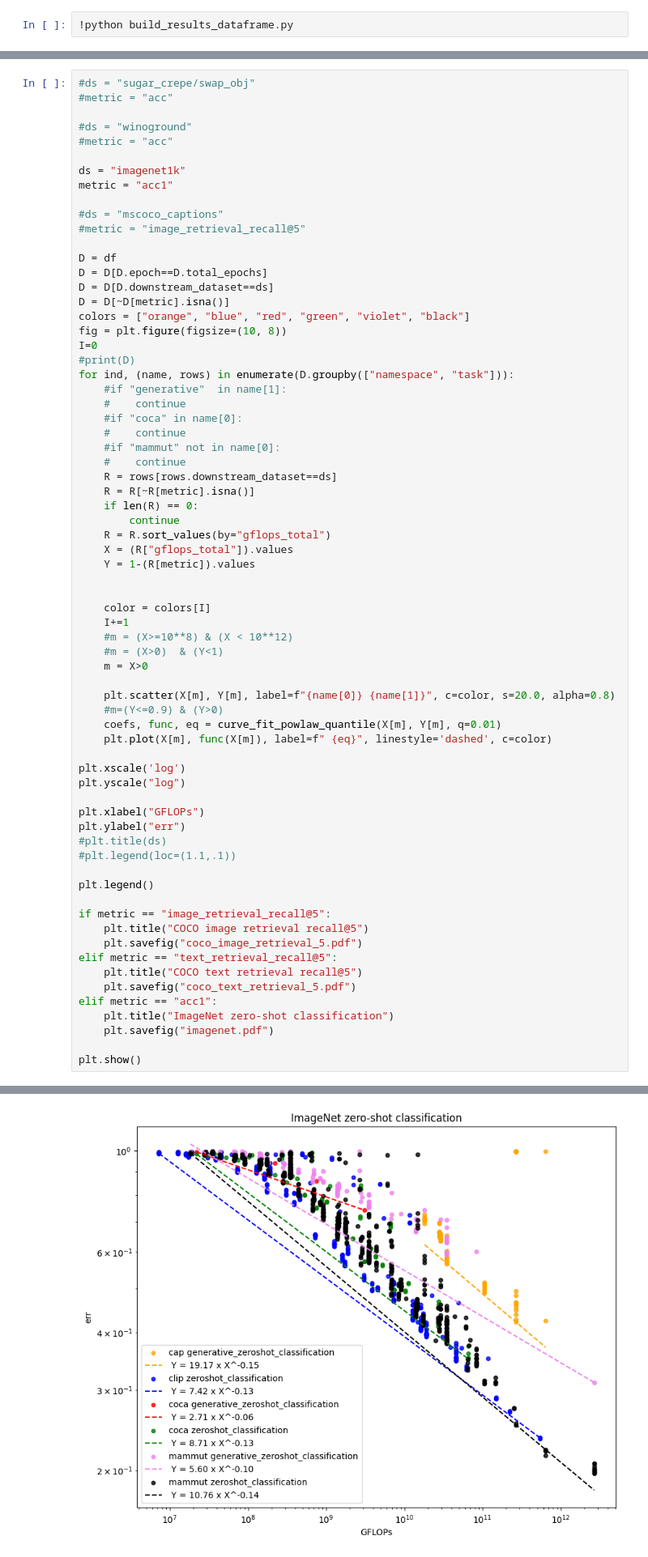
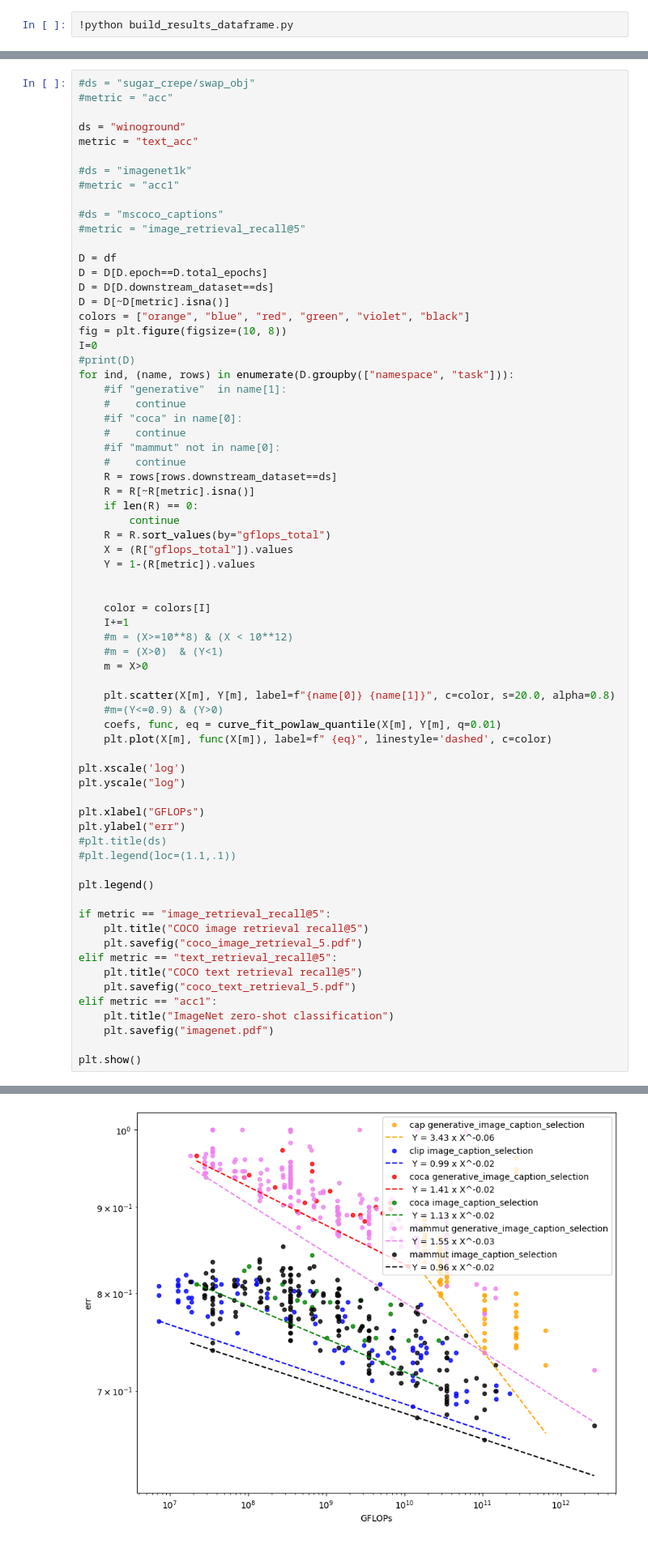
Before and after one commit to SLAMPAI/open_clip_scaling, a Jupyter notebook: results.ipynb, the cells around one changed output, grey strips where cells are left out. Shown: that part at 81% size. Cells and saved outputs as stored; diff of their text form.

```diff
--- a/results.ipynb
+++ b/results.ipynb
@@ -368,11 +368,11 @@ plt.xscale('log',base=10)
 #ds = "sugar_crepe/swap_obj"
 #metric = "acc"
 
-#ds = "winoground"
-#metric = "acc"
+ds = "winoground"
+metric = "text_acc"
 
-ds = "imagenet1k"
-metric = "acc1"
+#ds = "imagenet1k"
+#metric = "acc1"
 
 #ds = "mscoco_captions"
 #metric = "image_retrieval_recall@5"
@@ -413,34 +413,34 @@ for ind, (name, rows) in enumerate(D.groupby(["namespace", "task"])):
     plt.plot(X[m], func(X[m]), label=f" {eq}", linestyle='dashed', c=color)
 
 plt.xscale('log')
 plt.yscale("log")
 
 plt.xlabel("GFLOPs")
 plt.ylabel("err")
 #plt.title(ds)
 #plt.legend(loc=(1.1,.1))
 
 plt.legend()
 
 if metric == "image_retrieval_recall@5":
     plt.title("COCO image retrieval recall@5")
     plt.savefig("coco_image_retrieval_5.pdf")
 elif metric == "text_retrieval_recall@5":
     plt.title("COCO text retrieval recall@5")
     plt.savefig("coco_text_retrieval_5.pdf")
 elif metric == "acc1":
     plt.title("ImageNet zero-shot classification")
     plt.savefig("imagenet.pdf")
 
 plt.show()
 # %% [output]
 QuantileRegressor(alpha=0, quantile=0.01, solver='highs-ds')
 QuantileRegressor(alpha=0, quantile=0.01, solver='highs-ds')
 QuantileRegressor(alpha=0, quantile=0.01, solver='highs-ds')
 QuantileRegressor(alpha=0, quantile=0.01, solver='highs-ds')
 QuantileRegressor(alpha=0, quantile=0.01, solver='highs-ds')
 QuantileRegressor(alpha=0, quantile=0.01, solver='highs-ds')
-[figure, old version]
+[figure, new version]
 # %%
 df.contrastive_loss.mean()
 # %% [output]
```
Also changed, not shown: parts of 9 cells of this notebook, 1 other file.
